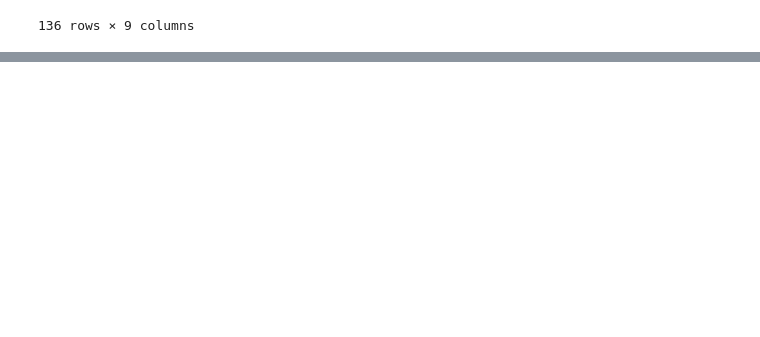
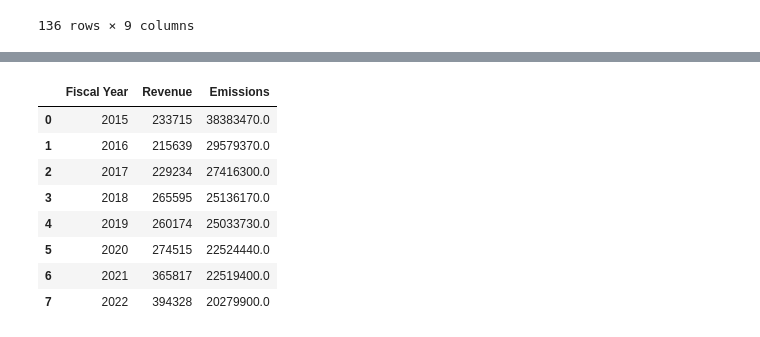
Before and after one commit to corinne167225/DataAnalysis2, a Jupyter notebook: Final_Project/Final_Term_Project.ipynb, the cells around one changed output, grey strips where cells are left out. Saved outputs shown, nothing was run; the diff lists cells and outputs as text; code cells hidden in the pictures; blank space fills up the shorter version.

```diff
--- a/Final_Project/Final_Term_Project.ipynb
+++ b/Final_Project/Final_Term_Project.ipynb
@@ -95,3 +101,6 @@ merged_df
 | 134 | 2015 | Product life cycle emissions | Gross emissions | Scope 3 | End-of-life processing | 500000.0 | 233715 | 580 | ... |
 | 135 | 2015 | Product life cycle emissions | Carbon removals | NaN | Product carbon offsets | NaN | 233715 | 580 | ... |
 136 rows × 9 columns
+# %%
+year_emissions_revenue = merged_df[['Fiscal Year','Emissions','Revenue']]
+year_emissions_revenue
@@ -97,0 +121,14 @@ merged_df
+# %%
+#simply taking a look at the scatterplot...then regression...then will add in possible omitted variables
+year_revenue_emissions = year_emissions_revenue.groupby(by = ['Fiscal Year', "Revenue"], dropna = True)['Emissions'].sum().reset_index()
+year_revenue_emissions
+# %% [output]
+|  | Fiscal Year | Revenue | Emissions |
+| 0 | 2015 | 233715 | 38383470.0 |
+| 1 | 2016 | 215639 | 29579370.0 |
+| 2 | 2017 | 229234 | 27416300.0 |
+| 3 | 2018 | 265595 | 25136170.0 |
+| 4 | 2019 | 260174 | 25033730.0 |
+| 5 | 2020 | 274515 | 22524440.0 |
+| 6 | 2021 | 365817 | 22519400.0 |
+| 7 | 2022 | 394328 | 20279900.0 |
```
Also changed, not shown: parts of 6 cells of this notebook.
